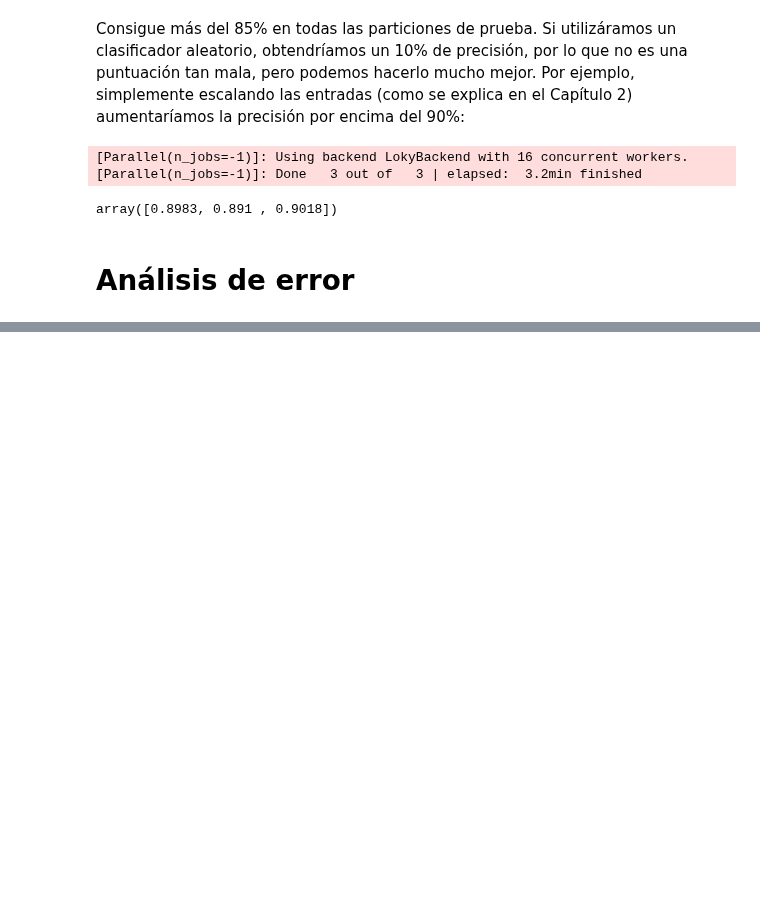
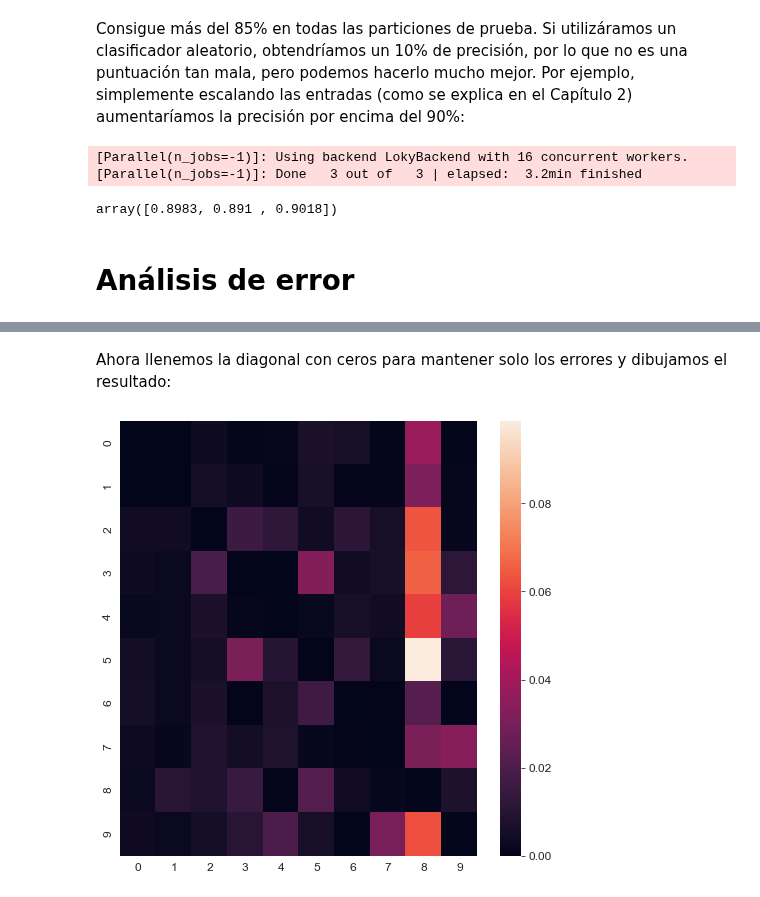
Before and after one commit to SgtSteiner/DataScience, a Jupyter notebook: handson-ml/Ch.03.Clasificación.ipynb, the cells around one changed output, grey strips where cells are left out. Saved outputs shown, nothing was run; the diff lists cells and outputs as text; code cells hidden in the pictures; blank space fills up the shorter version.

```diff
--- a/handson-ml/Ch.03.Clasificación.ipynb
+++ b/handson-ml/Ch.03.Clasificación.ipynb
@@ -589,0 +629,11 @@ array([0.8983, 0.891 , 0.9018])
+# %%
+row_sums = conf_mx.sum(axis=1, keepdims=True)
+norm_con_mx = conf_mx / row_sums
+# %% [markdown]
+Ahora llenemos la diagonal con ceros para mantener solo los errores y dibujamos el resultado:
+# %%
+np.fill_diagonal(norm_con_mx, 0)
+fig = plt.figure(figsize=(8,8))
+ax = sns.heatmap(norm_con_mx)
+# %% [output]
+[figure, added]
```
Also changed, not shown: parts of 43 cells of this notebook, 11 other files.
